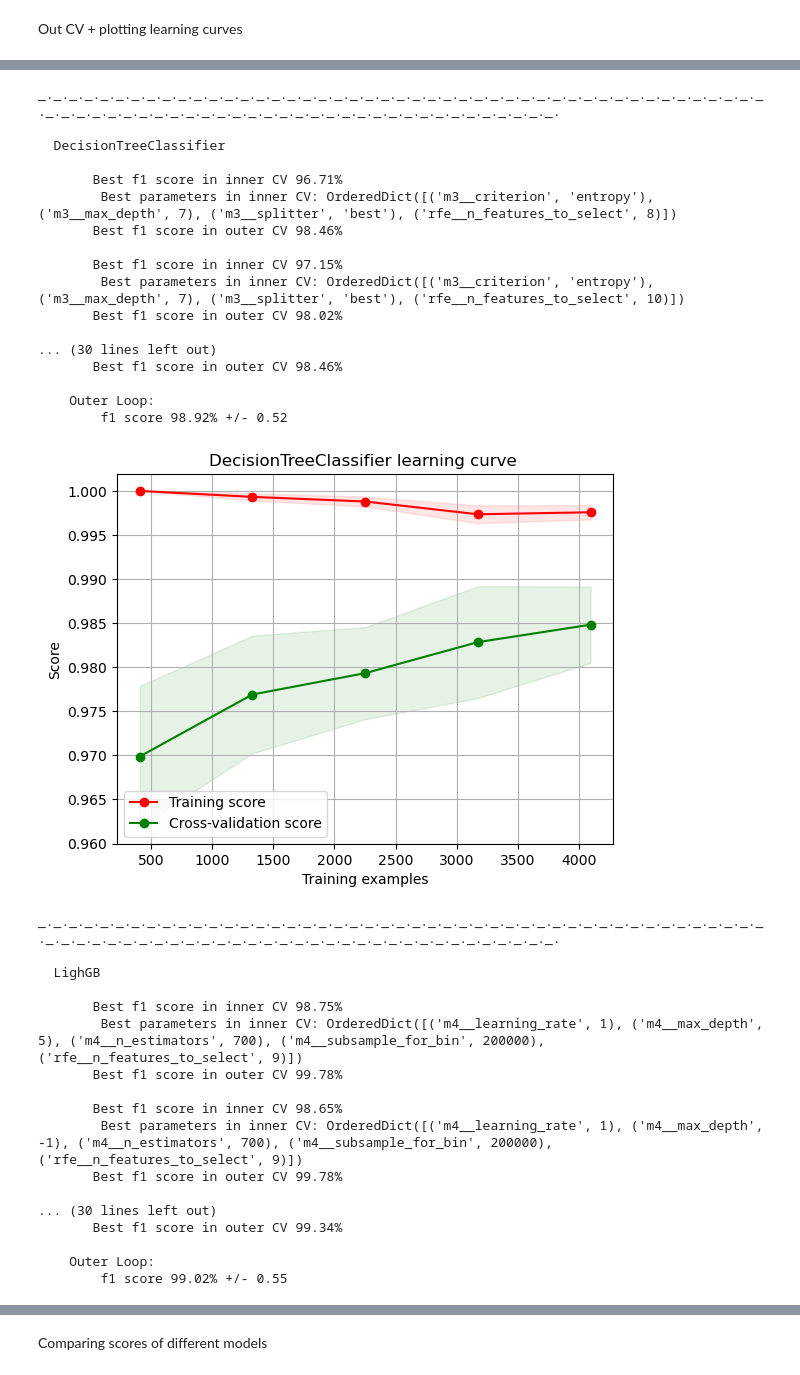
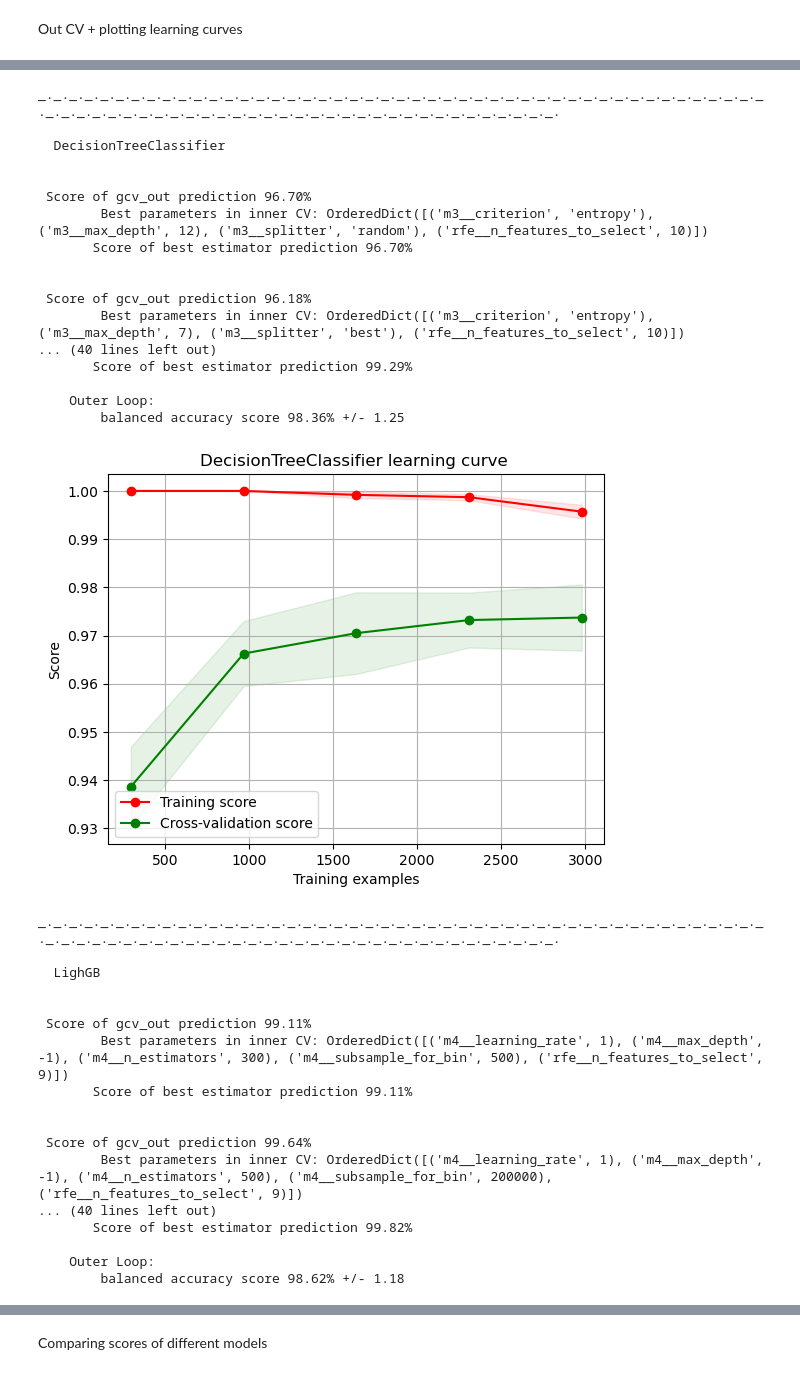
Before and after one commit to baes2021/P2_wine_ML_models, a Jupyter notebook: Wine_type/No_resampling_ Recursive_Feature_Elimination_Bayesian_Search.ipynb, the cells around one changed output, grey strips where cells are left out. Cells and saved outputs as stored; diff of their text form; code cells hidden in the pictures.

```diff
--- a/Wine_type/No_resampling_ Recursive_Feature_Elimination_Bayesian_Search.ipynb
+++ b/Wine_type/No_resampling_ Recursive_Feature_Elimination_Bayesian_Search.ipynb
@@ -15,6 +15,8 @@ Merge two wine datasets
 # %%
 white_wine["wine_type"]=0
 red_wine["wine_type"]=1
+red_wine=red_wine.drop_duplicates()
+white_wine=white_wine.drop_duplicates()
 total_wine=pd.concat([white_wine, red_wine])
 total_wine.hist(figsize=(12,6),layout=(3,5))
 # %% [output]
@@ -90,7 +92,7 @@ from lightgbm import LGBMClassifier as LighGB
 from sklearn.discriminant_analysis import LinearDiscriminantAnalysis
 from skopt import BayesSearchCV
 from sklearn.feature_selection import RFE
-from sklearn.metrics import matthews_corrcoef, f1_score, confusion_matrix
+from sklearn.metrics import matthews_corrcoef, f1_score, confusion_matrix, balanced_accuracy_score
 from sklearn.pipeline import Pipeline
 from sklearn.model_selection import cross_validate, StratifiedKFold, RepeatedStratifiedKFold
 from sklearn.model_selection import learning_curve
@@ -123,18 +125,20 @@ pipe5 = Pipeline([('rfe', RFE(estimator=m5)),
 
 
 # Setting up the parameter grids
-par1 = [{"rfe__n_features_to_select": [4,6,8,10], 'm1__penalty': ['l2'],
-                'm1__C': np.power(10., np.arange(-4, 4))}]
+par1 = [{"rfe__n_features_to_select": [4,6,8,10], 'm1__penalty': ['l2']
+                ,'m1__C': np.power(10., np.arange(-4, 4))}]
 
 par2 = [{"rfe__n_features_to_select": [4,6,8,10],"m2__n_estimators":[50,100,200,400,600],
-"m2__learning_rate": [1,3,5,12,16,20]}]
+"m2__learning_rate": [0.01,0.001,0.1,0.2]}]
 
 par3 = [{ "rfe__n_features_to_select": [4,6,8,10], "m3__criterion": ["gini", "entropy"],
 "m3__splitter": ["best", "random"], "m3__max_depth": [None, 5,7,12,20]}]
 
+
 par4 = [{"rfe__n_features_to_select": [4,5,6,7,8,9],
 "m4__max_depth": [-1,5,8], "m4__n_estimators": [100,300,500,30,700],
 "m4__learning_rate": [1,2,4], "m4__subsample_for_bin":[500,1000,10000,200000]}]
+
 par5 = [{"rfe__n_features_to_select": [4,6,8,10],  "m5__max_depth": [None,5,8,12,20],
               "m5__n_estimators" :[100,300,50,400,600],
               "m5__criterion": ["gini","entropy"],
@@ -204,7 +208,7 @@ def plot_learning_curve(estimator, title, X, y, ylim=None, cv=None,
     plt.xlabel("Training examples")
     plt.ylabel("Score")
     train_sizes, train_scores, test_scores = learning_curve(
-        estimator, X, y, cv=cv, n_jobs=n_jobs, train_sizes=train_sizes)
+        estimator, X, y, cv=cv, n_jobs=n_jobs, train_sizes=train_sizes, scoring= "balanced_accuracy")
     train_scores_mean = np.mean(train_scores, axis=1)
     train_scores_std = np.std(train_scores, axis=1)
     test_scores_mean = np.mean(test_scores, axis=1)
@@ -240,29 +244,41 @@ outer_cv = StratifiedKFold(n_splits=10, shuffle=True, random_state=1)
 name=['LogisticRegression', 'AdaBoostClassifier','DecisionTreeClassifier'
 ,'LighGB', 'RandomForestClassifier']
 count=0
+
+count=0
 for gcv_out in gcv_all:
     print(80*'_.')
     print('\n ', name[count] )
     for train_idx, test_idx in outer_cv.split(X_train, y_train):
         gcv_out.fit(X_train[train_idx], y_train[train_idx]) # run inner loop hyperparam tuning
+        pr=gcv_out.predict(X_train[test_idx])
+        print('\n\n Score of gcv_out prediction %.2f%%' % ((balanced_accuracy_score(pr, y_train[test_idx]))*100))
 
 
-        print('\n       Best f1 score in inner CV %.2f%%' % (gcv_out.best_score_ * 100))
         print('        Best parameters in inner CV:', gcv_out.best_params_)
 
 
-        final_scores.append(gcv_out.best_estimator_.score(X_train[test_idx], y_train[test_idx]))
-        print('       Best f1 score in outer CV %.2f%%' % (final_scores[-1]*100))
+        final_scores.append((balanced_accuracy_score(gcv_out.best_estimator_.predict(X_train[test_idx]), y_train[test_idx])*100))
+
+        print('       Score of best estimator prediction %.2f%%' % final_scores[-1])
+        model=gcv_out.best_estimator_.fit(X_train[train_idx], y_train[train_idx])
+
+
+
+
+
 
     print('\n    Outer Loop:')
-    print('        f1 score %.2f%% +/- %.2f' %
-                (np.mean(final_scores) * 100, np.std(final_scores) * 100))
-    final_mean_score.append(np.mean(final_scores) * 100)
-    final_std_score.append(np.std(final_scores) * 100)
+    print('        balanced accuracy score %.2f%% +/- %.2f' %
+                (np.mean(final_scores) , np.std(final_scores) ))
+    final_mean_score.append(np.mean(final_scores) )
+    final_std_score.append(np.std(final_scores) )
 
     plot_learning_curve(estimator = gcv_out.best_estimator_,title = "{} learning curve ".format(name[count]),
-                    X = X_train, y = y_train, cv = outer_cv)
+                    X = X_train, y = y_train, cv = 5)
     plt.show()
+    train_sizes, train_scores, test_scores = learning_curve(
+    gcv_out.best_estimator_, X = X_train, y = y_train, cv=5, n_jobs=-1, train_sizes=np.linspace(.1, 1.0, 5), scoring= "balanced_accuracy")
 
     count+=1
 # %% [output]
@@ -305,35 +321,35 @@ _._._._._._._._._._._._._._._._._._._._._._._._._._._._._._._._._._._._._._._._.
 _._._._._._._._._._._._._._._._._._._._._._._._._._._._._._._._._._._._._._._._._._._._._._._._._._._._._._._._._._._._._._._._._._._._._._._._._._._._._._._._.
 
   DecisionTreeClassifier
 
-       Best f1 score in inner CV 96.71%
-        Best parameters in inner CV: OrderedDict([('m3__criterion', 'entropy'), ('m3__max_depth', 7), ('m3__splitter', 'best'), ('rfe__n_features_to_select', 8)])
-       Best f1 score in outer CV 98.46%
 
-       Best f1 score in inner CV 97.15%
+ Score of gcv_out prediction 96.70%
+        Best parameters in inner CV: OrderedDict([('m3__criterion', 'entropy'), ('m3__max_depth', 12), ('m3__splitter', 'random'), ('rfe__n_features_to_select', 10)])
+       Score of best estimator prediction 96.70%
+
+
+ Score of gcv_out prediction 96.18%
         Best parameters in inner CV: OrderedDict([('m3__criterion', 'entropy'), ('m3__max_depth', 7), ('m3__splitter', 'best'), ('rfe__n_features_to_select', 10)])
-       Best f1 score in outer CV 98.02%
-
-... (30 lines left out)
-       Best f1 score in outer CV 98.46%
+... (40 lines left out)
+       Score of best estimator prediction 99.29%
 
     Outer Loop:
-        f1 score 98.92% +/- 0.52
+        balanced accuracy score 98.36% +/- 1.25
-[figure, old version]
+[figure, new version]
 _._._._._._._._._._._._._._._._._._._._._._._._._._._._._._._._._._._._._._._._._._._._._._._._._._._._._._._._._._._._._._._._._._._._._._._._._._._._._._._._.
 
   LighGB
 
-       Best f1 score in inner CV 98.75%
-        Best parameters in inner CV: OrderedDict([('m4__learning_rate', 1), ('m4__max_depth', 5), ('m4__n_estimators', 700), ('m4__subsample_for_bin', 200000), ('rfe__n_features_to_select', 9)])
-       Best f1 score in outer CV 99.78%
 
-       Best f1 score in inner CV 98.65%
-        Best parameters in inner CV: OrderedDict([('m4__learning_rate', 1), ('m4__max_depth', -1), ('m4__n_estimators', 700), ('m4__subsample_for_bin', 200000), ('rfe__n_features_to_select', 9)])
-       Best f1 score in outer CV 99.78%
+ Score of gcv_out prediction 99.11%
+        Best parameters in inner CV: OrderedDict([('m4__learning_rate', 1), ('m4__max_depth', -1), ('m4__n_estimators', 300), ('m4__subsample_for_bin', 500), ('rfe__n_features_to_select', 9)])
+       Score of best estimator prediction 99.11%
 
-... (30 lines left out)
-       Best f1 score in outer CV 99.34%
+
+ Score of gcv_out prediction 99.64%
+        Best parameters in inner CV: OrderedDict([('m4__learning_rate', 1), ('m4__max_depth', -1), ('m4__n_estimators', 500), ('m4__subsample_for_bin', 200000), ('rfe__n_features_to_select', 9)])
+... (40 lines left out)
+       Score of best estimator prediction 99.82%
 
     Outer Loop:
-        f1 score 99.02% +/- 0.55
+        balanced accuracy score 98.62% +/- 1.18
```
Also changed, not shown: parts of 10 cells of this notebook, 20 other files.
